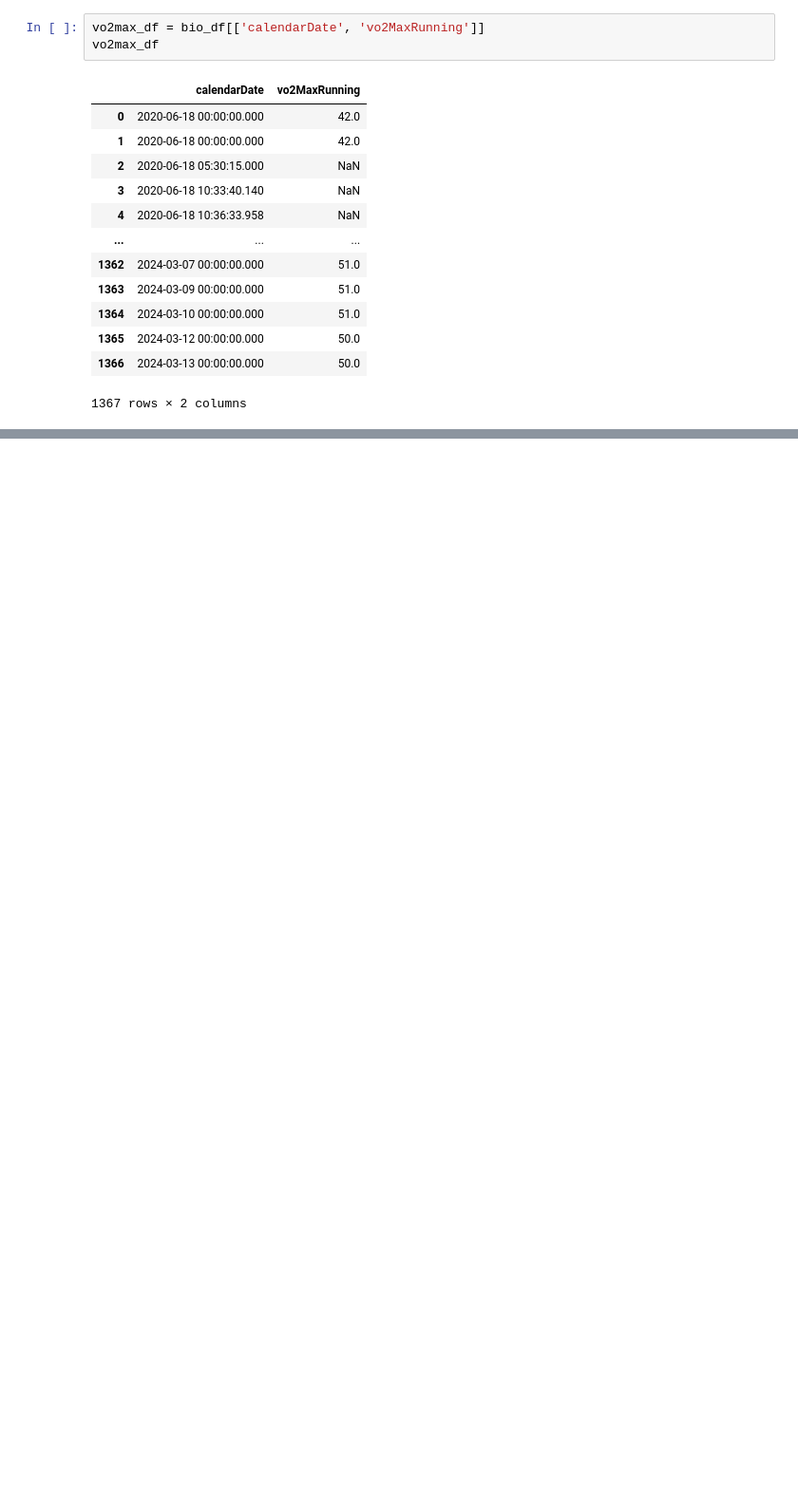
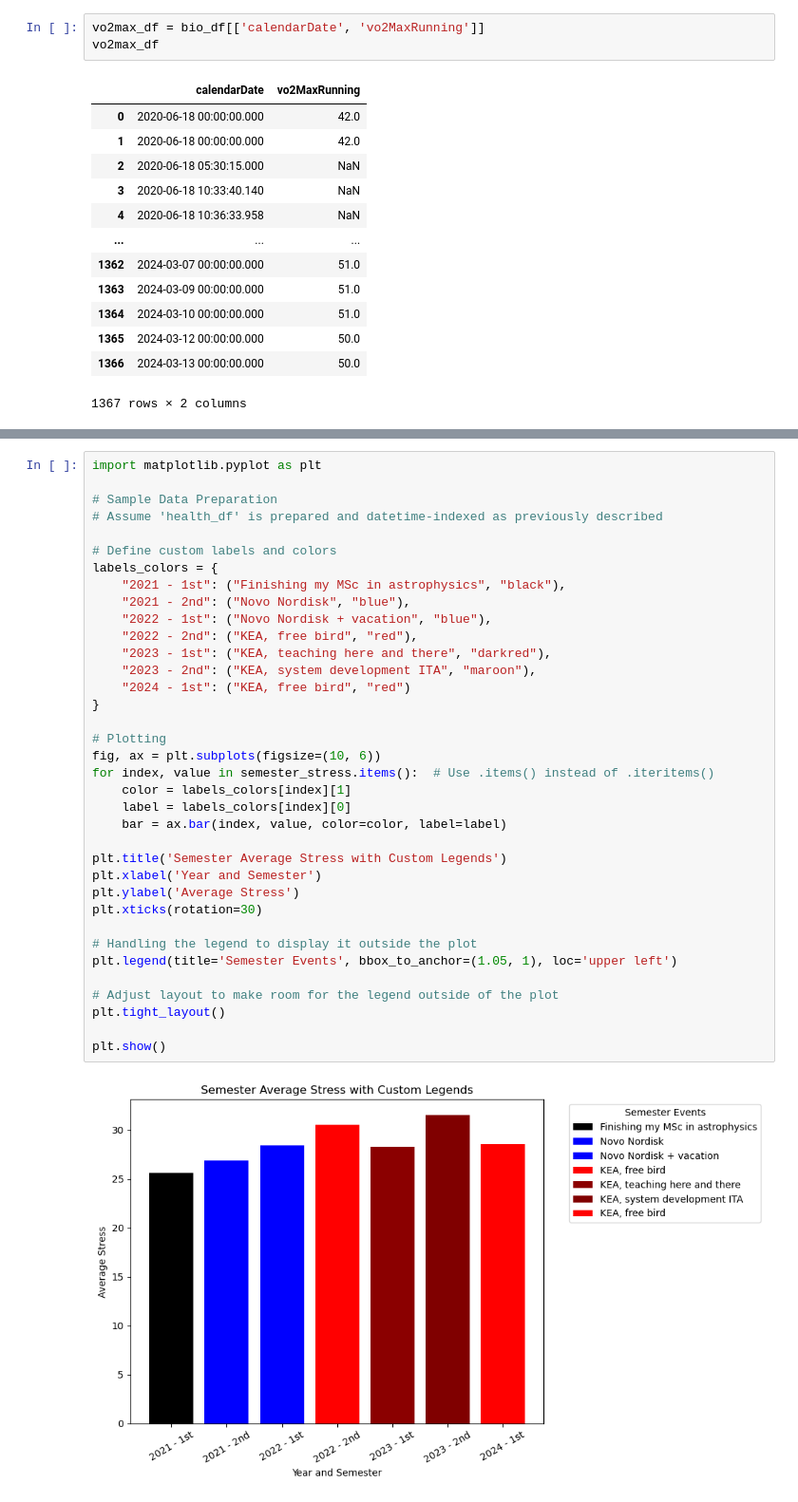
Before and after one commit to cats-and-the-city/playground, a Jupyter notebook: GarminDataStressWellnessActivities.ipynb, the cells around one changed output, grey strips where cells are left out. Shown: that part at 95% size. Cells and saved outputs as stored; diff of their text form; blank space fills up the shorter version.

```diff
--- a/GarminDataStressWellnessActivities.ipynb
+++ b/GarminDataStressWellnessActivities.ipynb
@@ -217,0 +308,38 @@ focus_agg_df[['allDayStress_aggregatorList']]
+# %%
+import matplotlib.pyplot as plt
+
+# Sample Data Preparation
+# Assume 'health_df' is prepared and datetime-indexed as previously described
+
+# Define custom labels and colors
+labels_colors = {
+    "2021 - 1st": ("Finishing my MSc in astrophysics", "black"),
+    "2021 - 2nd": ("Novo Nordisk", "blue"),
+    "2022 - 1st": ("Novo Nordisk + vacation", "blue"),
+    "2022 - 2nd": ("KEA, free bird", "red"),
+    "2023 - 1st": ("KEA, teaching here and there", "darkred"),
+    "2023 - 2nd": ("KEA, system development ITA", "maroon"),
+    "2024 - 1st": ("KEA, free bird", "red")
+}
+
+# Plotting
+fig, ax = plt.subplots(figsize=(10, 6))
+for index, value in semester_stress.items():  # Use .items() instead of .iteritems()
+    color = labels_colors[index][1]
+    label = labels_colors[index][0]
+    bar = ax.bar(index, value, color=color, label=label)
+
+plt.title('Semester Average Stress with Custom Legends')
+plt.xlabel('Year and Semester')
+plt.ylabel('Average Stress')
+plt.xticks(rotation=30)
+
+# Handling the legend to display it outside the plot
+plt.legend(title='Semester Events', bbox_to_anchor=(1.05, 1), loc='upper left')
+
+# Adjust layout to make room for the legend outside of the plot
+plt.tight_layout()
+
+plt.show()
+# %% [output]
+[figure, added]
```
Also changed, not shown: parts of 28 cells of this notebook.
